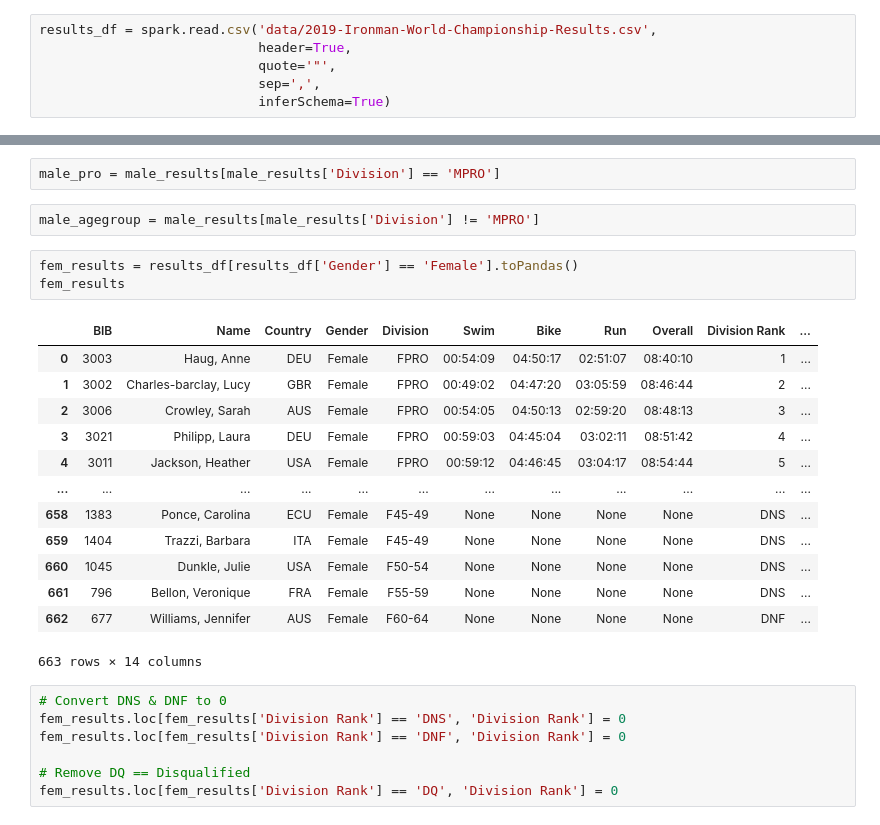
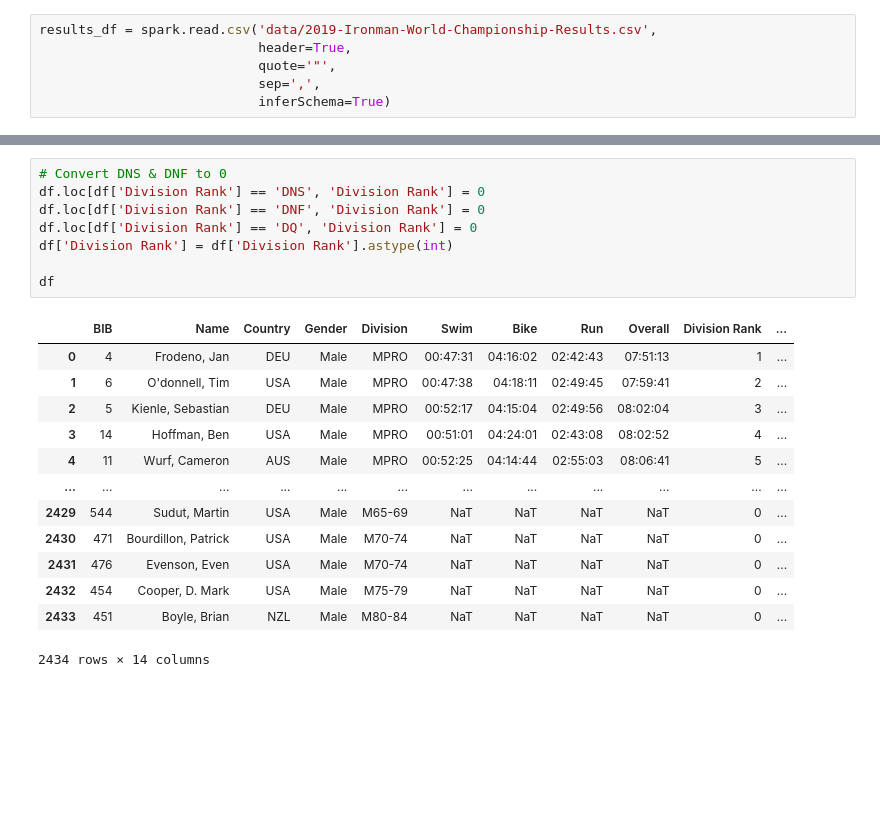
Before and after one commit to czaloumi/ironman-2019, a Jupyter notebook: ironman19.ipynb, the cells around one changed output, grey strips where cells are left out. Drawn from its saved outputs; the diff is of its cells as text; blank space fills up the shorter version.

```diff
--- a/ironman19.ipynb
+++ b/ironman19.ipynb
@@ -120,28 +113,22 @@ memory usage: 186.9+ KB
-# %%
-male_pro = male_results[male_results['Division'] == 'MPRO']
-# %%
-male_agegroup = male_results[male_results['Division'] != 'MPRO']
-# %%
-fem_results = results_df[results_df['Gender'] == 'Female'].toPandas()
-fem_results
-# %% [output]
-|  | BIB | Name | Country | Gender | Division | Swim | Bike | Run | Overall | Division Rank | ... |
-| 0 | 3003 | Haug, Anne | DEU | Female | FPRO | 00:54:09 | 04:50:17 | 02:51:07 | 08:40:10 | 1 | ... |
-| 1 | 3002 | Charles-barclay, Lucy | GBR | Female | FPRO | 00:49:02 | 04:47:20 | 03:05:59 | 08:46:44 | 2 | ... |
-| 2 | 3006 | Crowley, Sarah | AUS | Female | FPRO | 00:54:05 | 04:50:13 | 02:59:20 | 08:48:13 | 3 | ... |
-| 3 | 3021 | Philipp, Laura | DEU | Female | FPRO | 00:59:03 | 04:45:04 | 03:02:11 | 08:51:42 | 4 | ... |
-| 4 | 3011 | Jackson, Heather | USA | Female | FPRO | 00:59:12 | 04:46:45 | 03:04:17 | 08:54:44 | 5 | ... |
-| ... | ... | ... | ... | ... | ... | ... | ... | ... | ... | ... | ... |
-| 658 | 1383 | Ponce, Carolina | ECU | Female | F45-49 | None | None | None | None | DNS | ... |
-| 659 | 1404 | Trazzi, Barbara | ITA | Female | F45-49 | None | None | None | None | DNS | ... |
-| 660 | 1045 | Dunkle, Julie | USA | Female | F50-54 | None | None | None | None | DNS | ... |
-| 661 | 796 | Bellon, Veronique | FRA | Female | F55-59 | None | None | None | None | DNS | ... |
-| 662 | 677 | Williams, Jennifer | AUS | Female | F60-64 | None | None | None | None | DNF | ... |
-663 rows × 14 columns
 # %%
 # Convert DNS & DNF to 0
-fem_results.loc[fem_results['Division Rank'] == 'DNS', 'Division Rank'] = 0
-fem_results.loc[fem_results['Division Rank'] == 'DNF', 'Division Rank'] = 0
+df.loc[df['Division Rank'] == 'DNS', 'Division Rank'] = 0
+df.loc[df['Division Rank'] == 'DNF', 'Division Rank'] = 0
+df.loc[df['Division Rank'] == 'DQ', 'Division Rank'] = 0
+df['Division Rank'] = df['Division Rank'].astype(int)
 
-# Remove DQ == Disqualified
-fem_results.loc[fem_results['Division Rank'] == 'DQ', 'Division Rank'] = 0
+df
+# %% [output]
+|  | BIB | Name | Country | Gender | Division | Swim | Bike | Run | Overall | Division Rank | ... |
+| 0 | 4 | Frodeno, Jan | DEU | Male | MPRO | 00:47:31 | 04:16:02 | 02:42:43 | 07:51:13 | 1 | ... |
+| 1 | 6 | O'donnell, Tim | USA | Male | MPRO | 00:47:38 | 04:18:11 | 02:49:45 | 07:59:41 | 2 | ... |
+| 2 | 5 | Kienle, Sebastian | DEU | Male | MPRO | 00:52:17 | 04:15:04 | 02:49:56 | 08:02:04 | 3 | ... |
+| 3 | 14 | Hoffman, Ben | USA | Male | MPRO | 00:51:01 | 04:24:01 | 02:43:08 | 08:02:52 | 4 | ... |
+| 4 | 11 | Wurf, Cameron | AUS | Male | MPRO | 00:52:25 | 04:14:44 | 02:55:03 | 08:06:41 | 5 | ... |
+| ... | ... | ... | ... | ... | ... | ... | ... | ... | ... | ... | ... |
+| 2429 | 544 | Sudut, Martin | USA | Male | M65-69 | NaT | NaT | NaT | NaT | 0 | ... |
+| 2430 | 471 | Bourdillon, Patrick | USA | Male | M70-74 | NaT | NaT | NaT | NaT | 0 | ... |
+| 2431 | 476 | Evenson, Even | USA | Male | M70-74 | NaT | NaT | NaT | NaT | 0 | ... |
+| 2432 | 454 | Cooper, D. Mark | USA | Male | M75-79 | NaT | NaT | NaT | NaT | 0 | ... |
+| 2433 | 451 | Boyle, Brian | NZL | Male | M80-84 | NaT | NaT | NaT | NaT | 0 | ... |
+2434 rows × 14 columns
```
Also changed, not shown: parts of 23 cells of this notebook.
